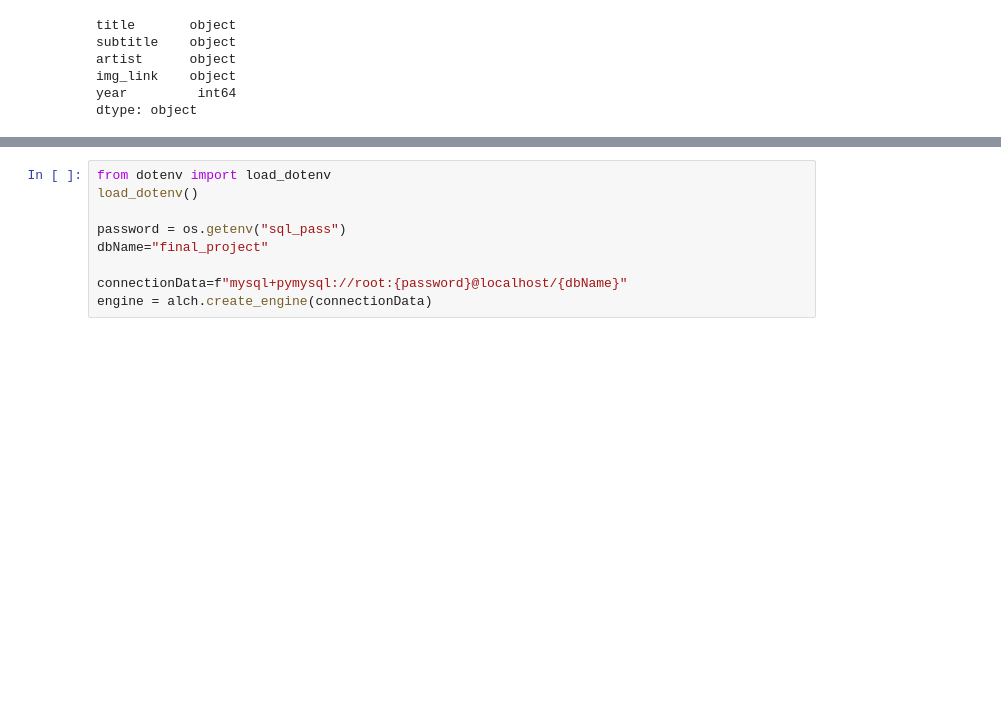
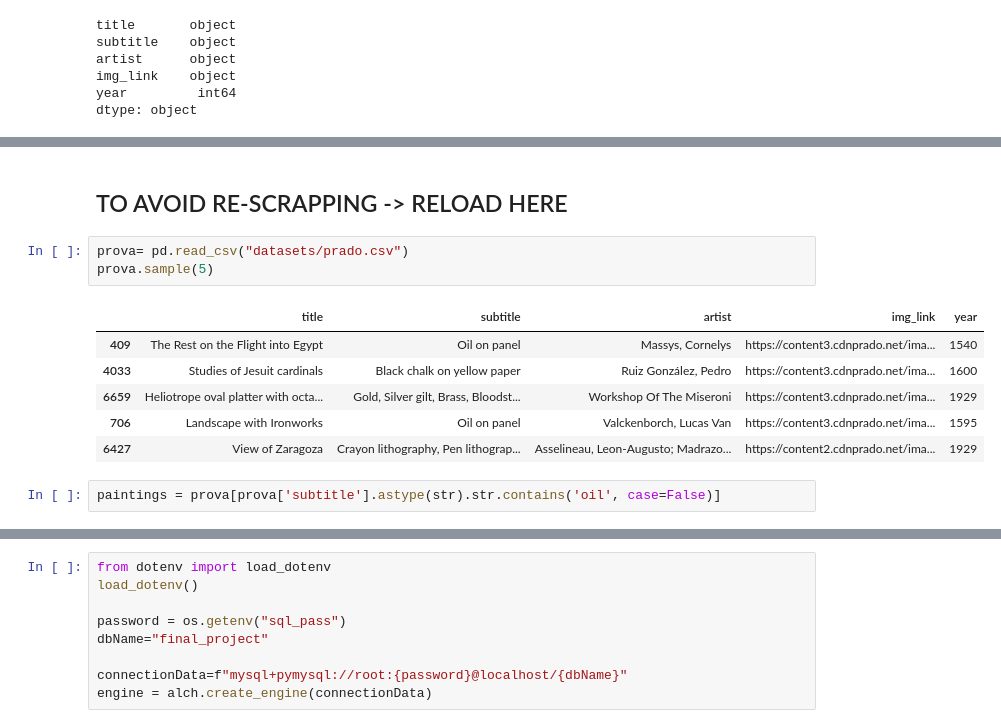
Before and after one commit to bernatbellmunt/final_project_IH, a Jupyter notebook: scrape.ipynb, the cells around one changed output, grey strips where cells are left out. Saved outputs shown, nothing was run; the diff lists cells and outputs as text; blank space fills up the shorter version.

```diff
--- a/scrape.ipynb
+++ b/scrape.ipynb
@@ -296,0 +297,14 @@ prado_df.to_csv("datasets/prado.csv",index=False)
+# %% [markdown]
+## TO AVOID RE-SCRAPPING -> RELOAD HERE
+# %%
+prova= pd.read_csv("datasets/prado.csv")
+prova.sample(5)
+# %% [output]
+|  | title | subtitle | artist | img_link | year |
+| 409 | The Rest on the Flight into Egypt | Oil on panel | Massys, Cornelys | https://content3.cdnprado.net/ima... | 1540 |
+| 4033 | Studies of Jesuit cardinals | Black chalk on yellow paper | Ruiz González, Pedro | https://content3.cdnprado.net/ima... | 1600 |
+| 6659 | Heliotrope oval platter with octa... | Gold, Silver gilt, Brass, Bloodst... | Workshop Of The Miseroni | https://content3.cdnprado.net/ima... | 1929 |
+| 706 | Landscape with Ironworks | Oil on panel | Valckenborch, Lucas Van | https://content3.cdnprado.net/ima... | 1595 |
+| 6427 | View of Zaragoza | Crayon lithography, Pen lithograp... | Asselineau, Leon-Augusto; Madrazo... | https://content2.cdnprado.net/ima... | 1929 |
+# %%
+paintings = prova[prova['subtitle'].astype(str).str.contains('oil', case=False)]
```
Also changed, not shown: parts of 13 cells of this notebook, 4 other files.
